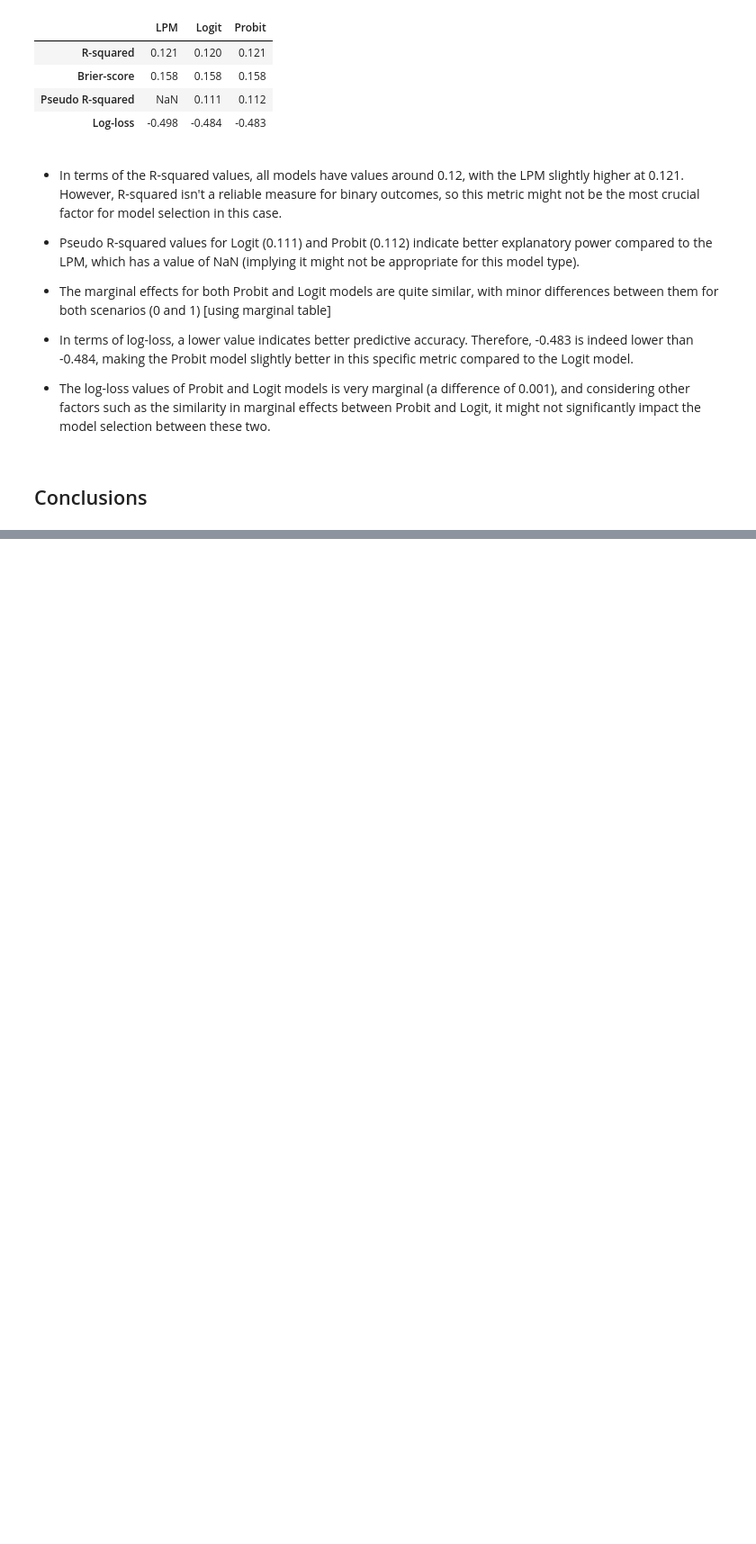
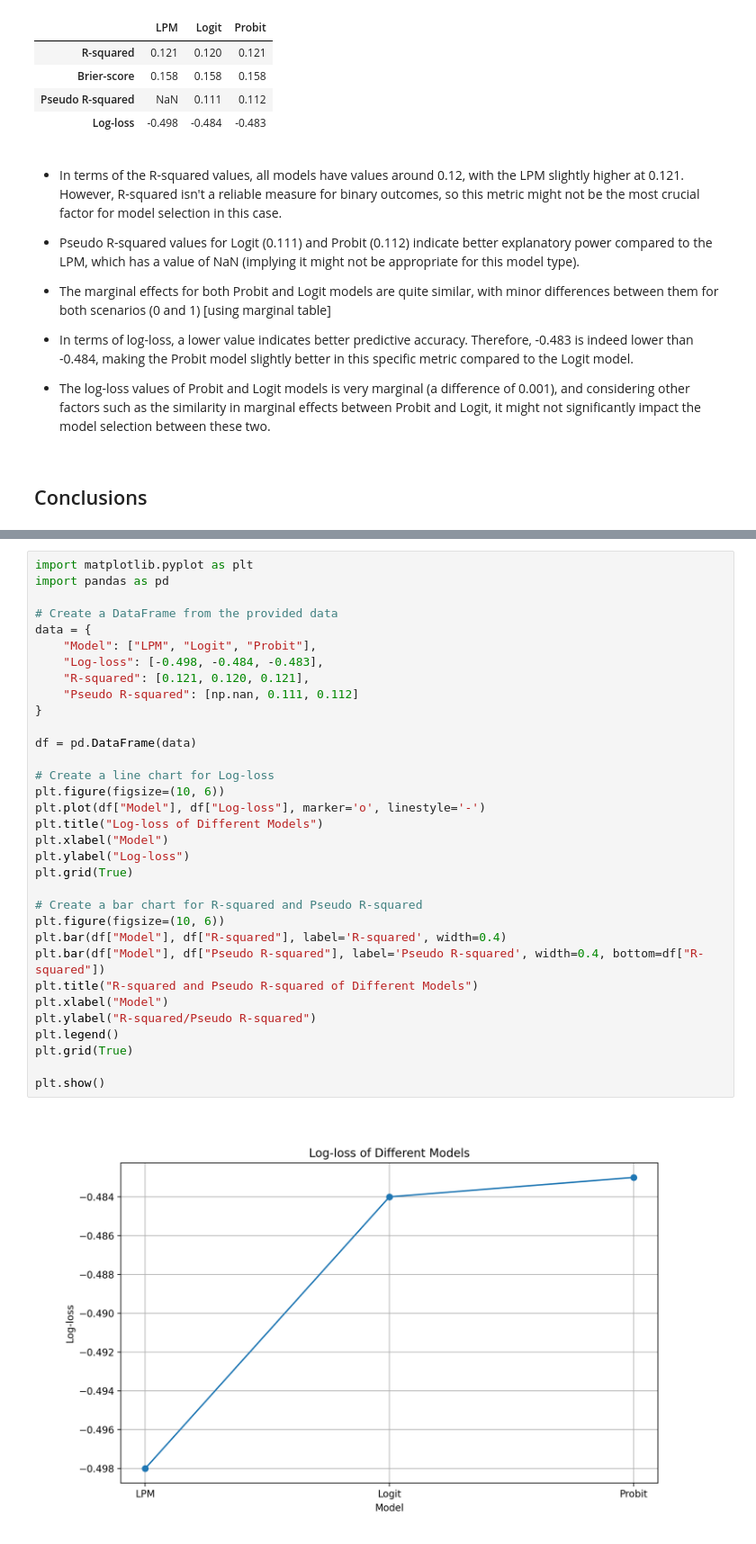
Before and after one commit to Alejandra-savagebriz/DA2, a Jupyter notebook: Assignment2_DA2.ipynb, the cells around one changed output, grey strips where cells are left out. Shown at 90% size. Drawn from its saved outputs; the diff is of its cells as text; blank space fills up the shorter version.

Commit message:
Adding conclusions and plotting log-loss/r-squared for 3 models

```diff
--- a/Assignment2_DA2.ipynb
+++ b/Assignment2_DA2.ipynb
@@ -1396,0 +1414,35 @@ pd.DataFrame(
+# %%
+import matplotlib.pyplot as plt
+import pandas as pd
+
+# Create a DataFrame from the provided data
+data = {
+    "Model": ["LPM", "Logit", "Probit"],
+    "Log-loss": [-0.498, -0.484, -0.483],
+    "R-squared": [0.121, 0.120, 0.121],
+    "Pseudo R-squared": [np.nan, 0.111, 0.112]
+}
+
+df = pd.DataFrame(data)
+
+# Create a line chart for Log-loss
+plt.figure(figsize=(10, 6))
+plt.plot(df["Model"], df["Log-loss"], marker='o', linestyle='-')
+plt.title("Log-loss of Different Models")
+plt.xlabel("Model")
+plt.ylabel("Log-loss")
+plt.grid(True)
+
+# Create a bar chart for R-squared and Pseudo R-squared
+plt.figure(figsize=(10, 6))
+plt.bar(df["Model"], df["R-squared"], label='R-squared', width=0.4)
+plt.bar(df["Model"], df["Pseudo R-squared"], label='Pseudo R-squared', width=0.4, bottom=df["R-squared"])
+plt.title("R-squared and Pseudo R-squared of Different Models")
+plt.xlabel("Model")
+plt.ylabel("R-squared/Pseudo R-squared")
+plt.legend()
+plt.grid(True)
+
+plt.show()
+# %% [output]
+[figure, added]
```
Also changed, not shown: parts of 2 cells of this notebook, 1 other file.
